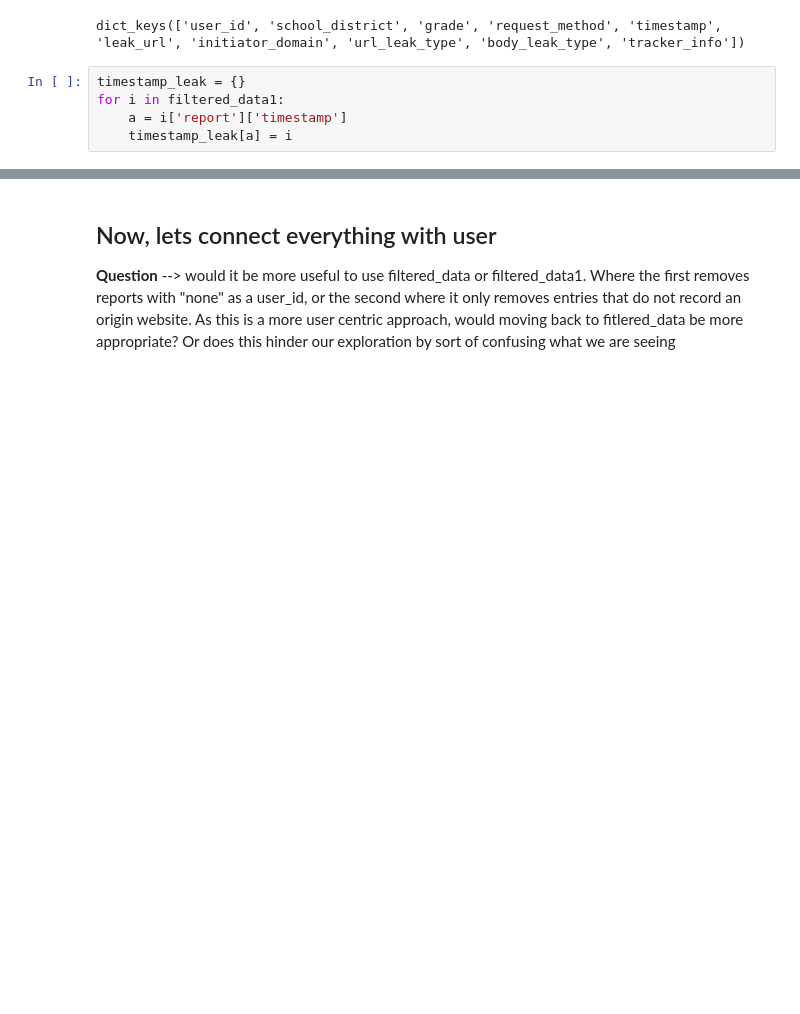
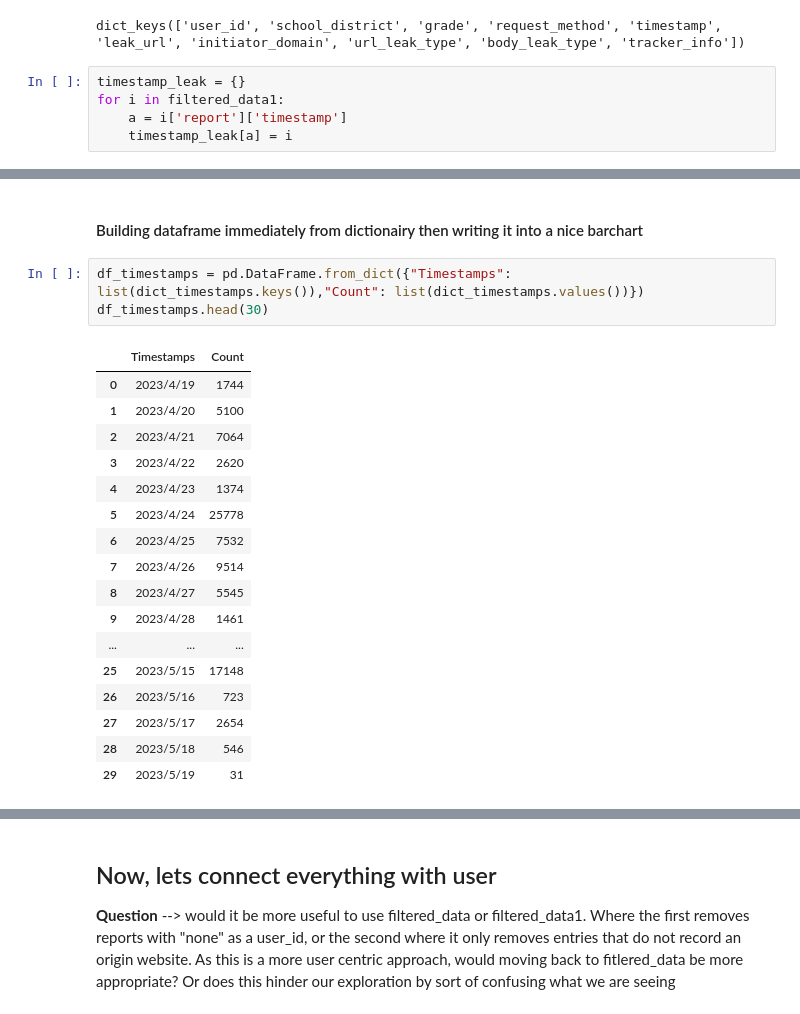
Before and after one commit to NoahApthorpe/EdTechInspector, a Jupyter notebook: EDA/25thJuly_DA_output_rewriting.ipynb, the cells around one changed output, grey strips where cells are left out. Saved outputs shown, nothing was run; the diff lists cells and outputs as text; blank space fills up the shorter version.

```diff
--- a/EDA/25thJuly_DA_output_rewriting.ipynb
+++ b/EDA/25thJuly_DA_output_rewriting.ipynb
@@ -547,0 +637,23 @@ timestamp_leak
+# %% [markdown]
+#### Building dataframe immediately from dictionairy then writing it into a nice barchart
+# %%
+df_timestamps = pd.DataFrame.from_dict({"Timestamps": list(dict_timestamps.keys()),"Count": list(dict_timestamps.values())})
+df_timestamps.head(30)
+# %% [output]
+|  | Timestamps | Count |
+| 0 | 2023/4/19 | 1744 |
+| 1 | 2023/4/20 | 5100 |
+| 2 | 2023/4/21 | 7064 |
+| 3 | 2023/4/22 | 2620 |
+| 4 | 2023/4/23 | 1374 |
+| 5 | 2023/4/24 | 25778 |
+| 6 | 2023/4/25 | 7532 |
+| 7 | 2023/4/26 | 9514 |
+| 8 | 2023/4/27 | 5545 |
+| 9 | 2023/4/28 | 1461 |
+| ... | ... | ... |
+| 25 | 2023/5/15 | 17148 |
+| 26 | 2023/5/16 | 723 |
+| 27 | 2023/5/17 | 2654 |
+| 28 | 2023/5/18 | 546 |
+| 29 | 2023/5/19 | 31 |
```
Also changed, not shown: parts of 29 cells of this notebook, 1 other file.
